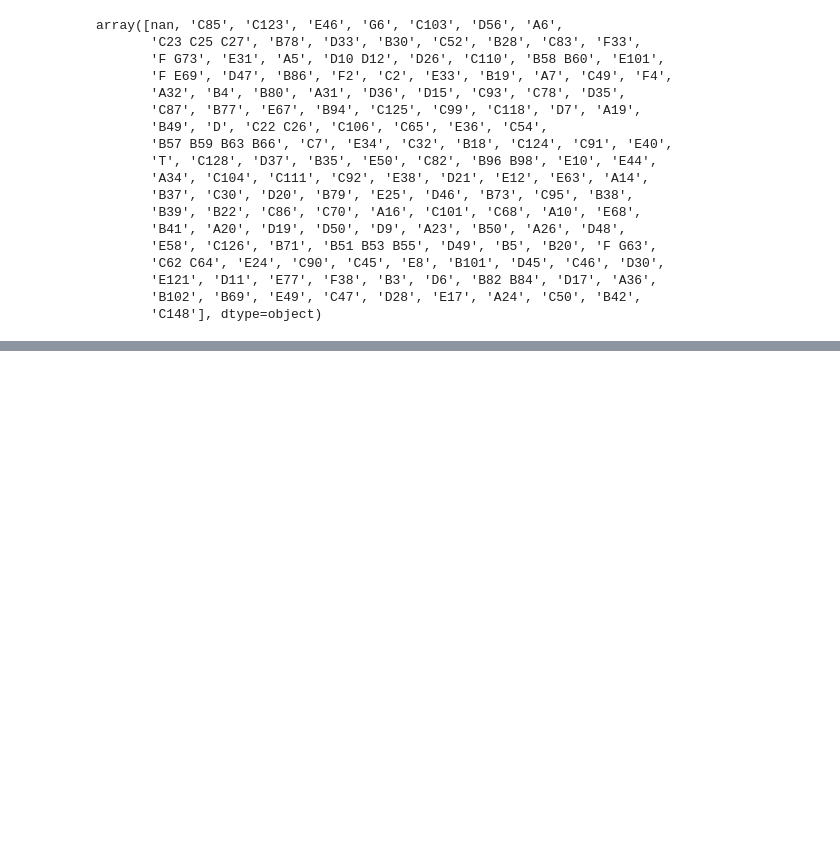
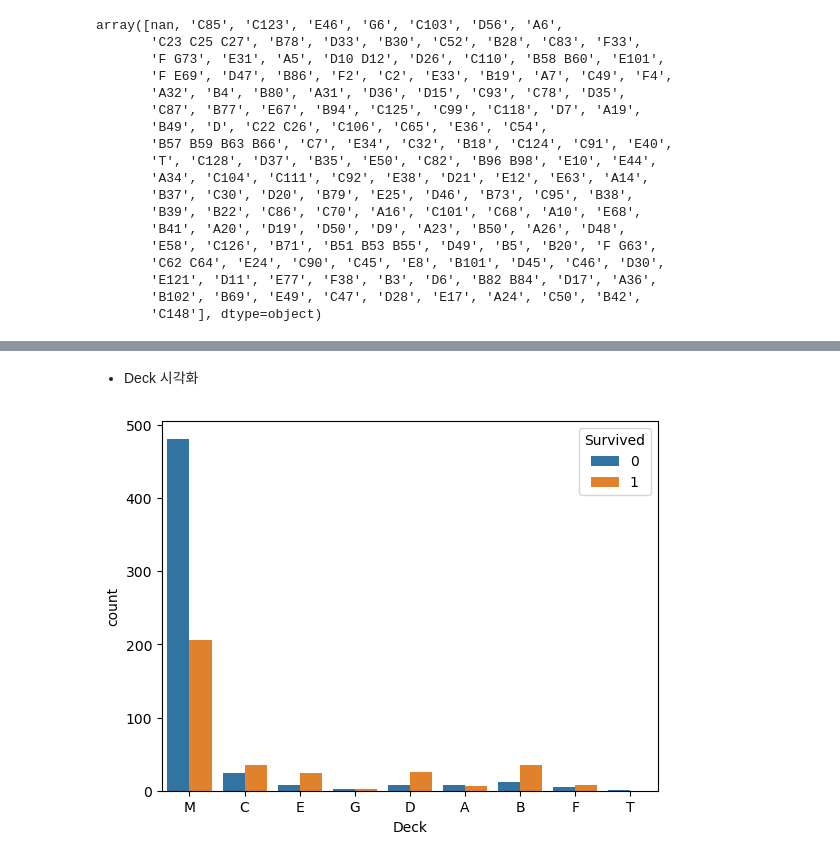
Before and after one commit to copy-del/my-repo, a Jupyter notebook: machin learning/ex04_kaggle 타이타닉 데이터 분석하기.ipynb, the cells around one changed output, grey strips where cells are left out. Saved outputs shown, nothing was run; the diff lists cells and outputs as text; code cells hidden in the pictures; blank space fills up the shorter version.

```diff
--- a/machin learning/ex04_kaggle 타이타닉 데이터 분석하기.ipynb
+++ b/machin learning/ex04_kaggle 타이타닉 데이터 분석하기.ipynb
@@ -397,3 +406,8 @@ array([nan, 'C85', 'C123', 'E46', 'G6', 'C103', 'D56', 'A6',
        'E121', 'D11', 'E77', 'F38', 'B3', 'D6', 'B82 B84', 'D17', 'A36',
        'B102', 'B69', 'E49', 'C47', 'D28', 'E17', 'A24', 'C50', 'B42',
        'C148'], dtype=object)
+# %%
+# 임의의 값으로 train, test의 Cabin 결측치를 채워보자
+# 'T'로 채워보자
+train['Cabin'] = train['Cabin'].fillna('M')
+test['Cabin'] = test['Cabin'].fillna('M')
@@ -399,0 +455,8 @@ array([nan, 'C85', 'C123', 'E46', 'G6', 'C103', 'D56', 'A6',
+# %%
+# 첫글자 알파벳 1개 추출하기
+train['Deck'] = train['Cabin'].str[0]
+# str : 데이터 내부 문자열 접근.
+test['Deck'] = test['Cabin'].str[0]
+
+# 확인
+train.columns, test.columns
@@ -399,0 +470,5 @@ array([nan, 'C85', 'C123', 'E46', 'G6', 'C103', 'D56', 'A6',
+# %%
+# Cabin 컬럼 삭제 .drop(컬럼명, axis = 0(행) or 1(열), inplace = True(바로 적용) or False(default. 미적용))
+
+train.drop('Cabin', axis = 1, inplace = True)
+test.drop('Cabin', axis = 1, inplace = True)
@@ -399,0 +497,9 @@ array([nan, 'C85', 'C123', 'E46', 'G6', 'C103', 'D56', 'A6',
+# %% [markdown]
+- Deck 시각화
+# %%
+# sns 시각화 도구를 사용해서 범주형 데이터 Deck을 시각화 해보자
+sns.countplot(data = train, x = 'Deck', hue = 'Survived')
+# countplot : 갯수 시각화 (x : x축, hue : 분할 기준.나타내고자 하는 것)
+plt.show()
+# %% [output]
+[figure, added]
```
Also changed, not shown: parts of 52 cells of this notebook.
